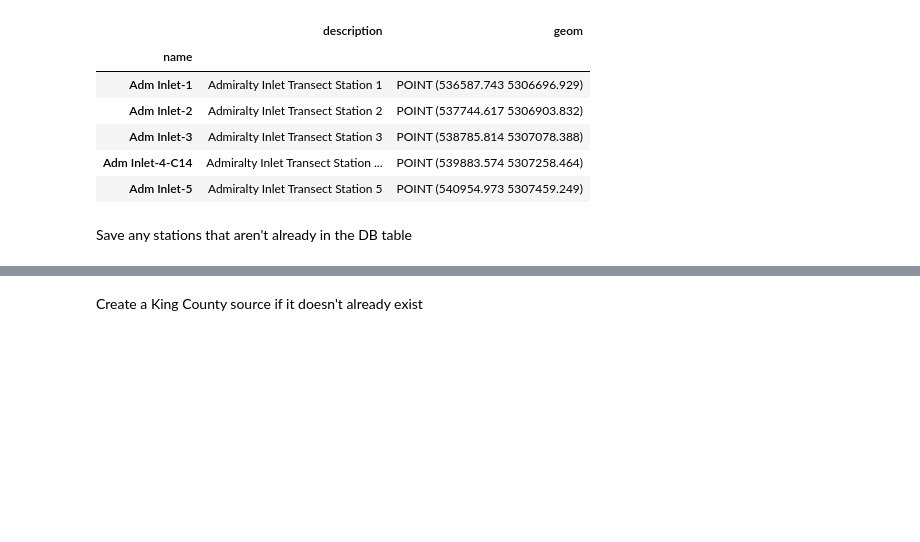
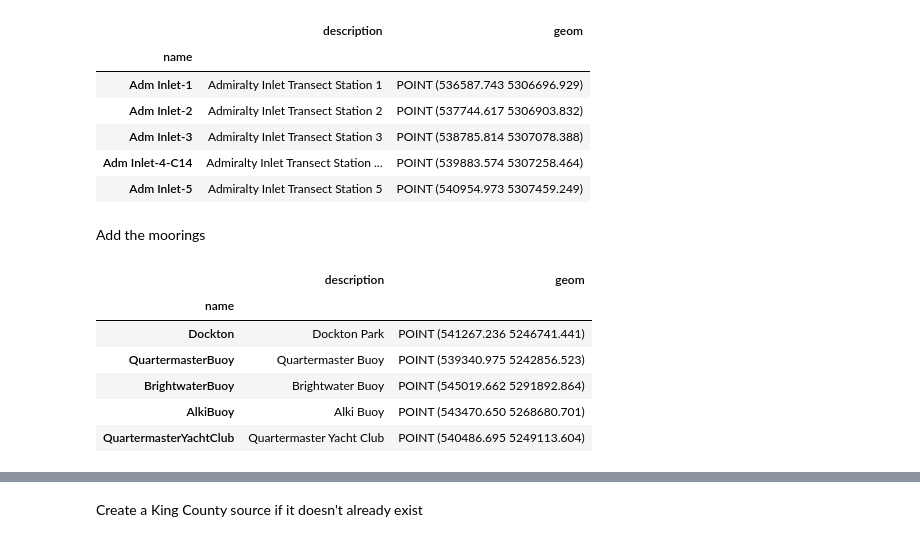
Before and after one commit to bedaro/puget_sound_obsdata, a Jupyter notebook: load_kingcounty.ipynb, the cells around one changed output, grey strips where cells are left out. Saved outputs shown, nothing was run; the diff lists cells and outputs as text; code cells hidden in the pictures; blank space fills up the shorter version.

Commit message:
Moorings from NWEM, King County

```diff
--- a/load_kingcounty.ipynb
+++ b/load_kingcounty.ipynb
@@ -10,11 +11,14 @@ Extracts, transforms, and loads various King County marine observations.
 # %%
 kingcounty_ctd_files = "data/kingcounty/ctd/*.csv"
 kingcounty_nut_files = "data/kingcounty/nutrients/*.xlsx"
+kingcounty_mooring_files = "data/kingcounty/mooring/*.txt"
 stations_file = "data/kingcounty/stations.json"
+moorings_file = "data/kingcounty/moorings.txt"
 
 import glob
 import json
 import uuid
+import os
 from multiprocessing import Pool
 import pandas as pd
 import geopandas as gpd
@@ -64,5 +68,23 @@ station_gdf.head()
 | Adm Inlet-3 | Admiralty Inlet Transect Station 3 | POINT (538785.814 5307078.388) |
 | Adm Inlet-4-C14 | Admiralty Inlet Transect Station ... | POINT (539883.574 5307258.464) |
 | Adm Inlet-5 | Admiralty Inlet Transect Station 5 | POINT (540954.973 5307459.249) |
-# %% [markdown]
-Save any stations that aren't already in the DB table
+# %% [markdown]
+Add the moorings
+# %%
+mooring_df = pd.read_csv(moorings_file, sep='\t', header=0, names=('description','lat','long','active','buoy','site_id','name'), index_col='site_id')
+# Make a GeoDataFrame for the moorings
+mooring_gdf = gpd.GeoDataFrame(
+    mooring_df.drop(['lat','long','active','buoy'],axis=1),
+    crs='epsg:6318',
+    geometry=[Point(xy) for xy in zip(mooring_df.long, mooring_df.lat)])
+mooring_gdf = mooring_gdf[['name','description','geometry']]\
+    .rename_geometry('geom').set_index('name').to_crs(epsg=32610)
+mooring_gdf.head()
+# %% [output]
+|  | description | geom |
+| name |  |  |
+| Dockton | Dockton Park | POINT (541267.236 5246741.441) |
+| QuartermasterBuoy | Quartermaster Buoy | POINT (539340.975 5242856.523) |
+| BrightwaterBuoy | Brightwater Buoy | POINT (545019.662 5291892.864) |
+| AlkiBuoy | Alki Buoy | POINT (543470.650 5268680.701) |
+| QuartermasterYachtClub | Quartermaster Yacht Club | POINT (540486.695 5249113.604) |
```
Also changed, not shown: parts of 10 cells of this notebook, 5 other files.
